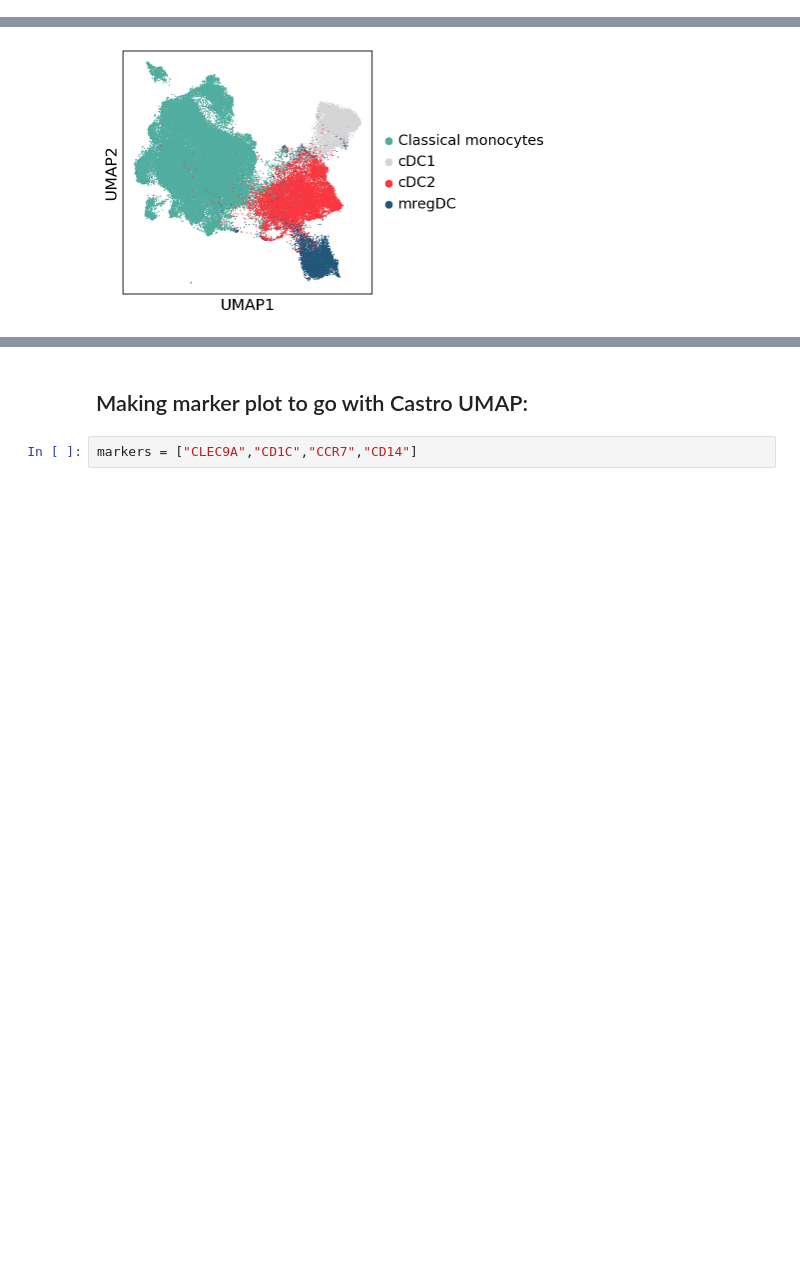
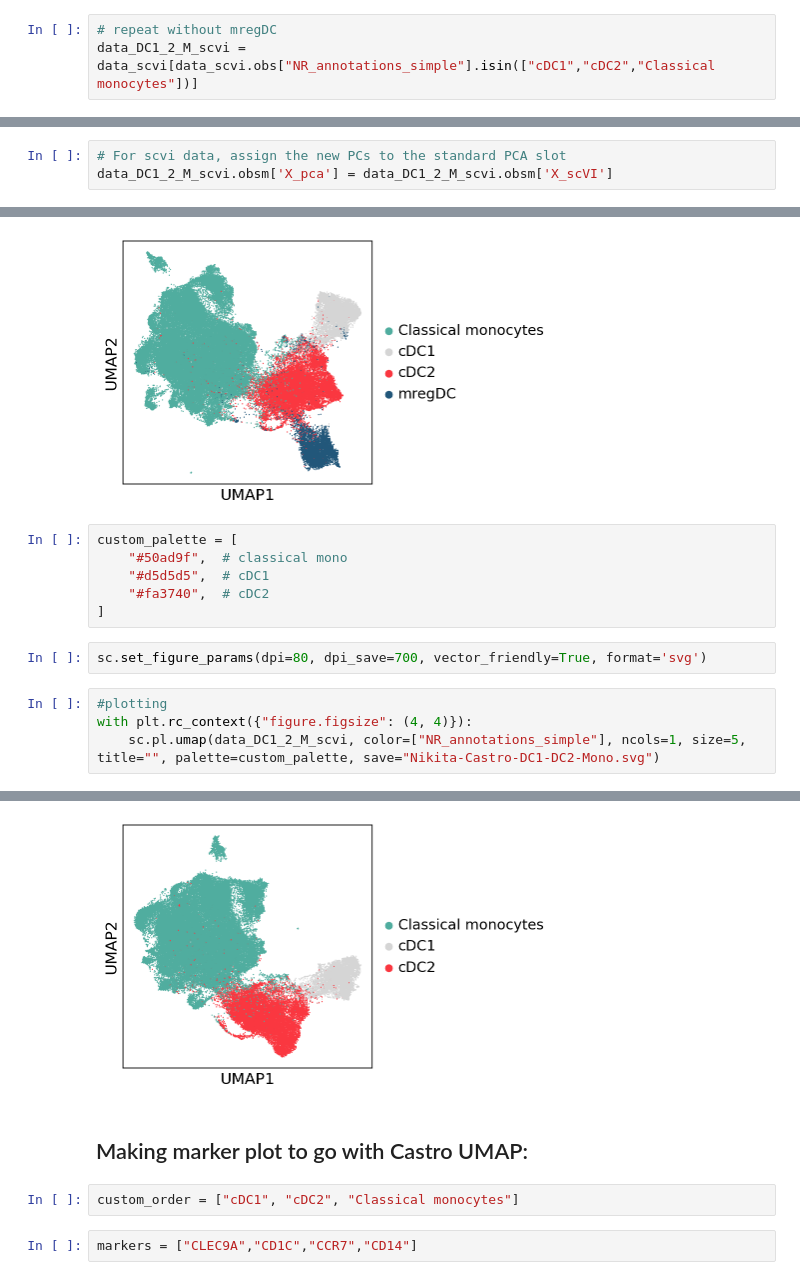
Before and after one commit to tuonglab/Nikita-project, a Jupyter notebook: notebooks/2025-05-22_Castro_DC-mono-UMAP.ipynb, the cells around one changed output, grey strips where cells are left out. Drawn from its saved outputs; the diff is of its cells as text; blank space fills up the shorter version.

Commit message:
update to Castro plots

```diff
--- a/notebooks/2025-05-22_Castro_DC-mono-UMAP.ipynb
+++ b/notebooks/2025-05-22_Castro_DC-mono-UMAP.ipynb
@@ -104,6 +104,9 @@ AnnData object with n_obs × n_vars = 498023 × 1264
 # %%
 # subset out the DC and classical monocytes
 data_DCM_scvi = data_scvi[data_scvi.obs["NR_annotations_simple"].isin(["cDC1","cDC2","mregDC","Classical monocytes"])]
+# %%
+# repeat without mregDC
+data_DC1_2_M_scvi = data_scvi[data_scvi.obs["NR_annotations_simple"].isin(["cDC1","cDC2","Classical monocytes"])]
 # %%
 data_DCM_scvi.obs["NR_annotations_simple"].value_counts()
 # %% [output]
@@ -126,6 +142,9 @@ data_DCM_scvi.obsm["X_scVI"].shape
 # %%
 # For scvi data, assign the new PCs to the standard PCA slot
 data_DCM_scvi.obsm['X_pca'] = data_DCM_scvi.obsm['X_scVI']
+# %%
+# For scvi data, assign the new PCs to the standard PCA slot
+data_DC1_2_M_scvi.obsm['X_pca'] = data_DC1_2_M_scvi.obsm['X_scVI']
 # %%
 #check how many PCs in scvi object:
 data_DCM_scvi.obsm["X_pca"].shape
@@ -170,3 +199,16 @@ with plt.rc_context({"figure.figsize": (4, 4)}):
 # %% [output]
 WARNING: saving figure to file figures/umapNikita-Castro-DCM-UMAP-update.svg
 [figure]
+# %%
+custom_palette = [
+    "#50ad9f",  # classical mono
+    "#d5d5d5",  # cDC1
+    "#fa3740",  # cDC2
+]
+# %%
+sc.set_figure_params(dpi=80, dpi_save=700, vector_friendly=True, format='svg')
+# %%
+#plotting
+with plt.rc_context({"figure.figsize": (4, 4)}):
+    sc.pl.umap(data_DC1_2_M_scvi, color=["NR_annotations_simple"], ncols=1, size=5, title="", palette=custom_palette, save="Nikita-Castro-DC1-DC2-Mono.svg")
+# %% [output]
@@ -173,4 +216,7 @@ WARNING: saving figure to file figures/umapNikita-Castro-DCM-UMAP-update.svg
+[figure, added]
 # %% [markdown]
 ## Making marker plot to go with Castro UMAP:
+# %%
+custom_order = ["cDC1", "cDC2", "Classical monocytes"]
 # %%
 markers = ["CLEC9A","CD1C","CCR7","CD14"]
```
Also changed, not shown: parts of 10 cells of this notebook, 1 other file.
